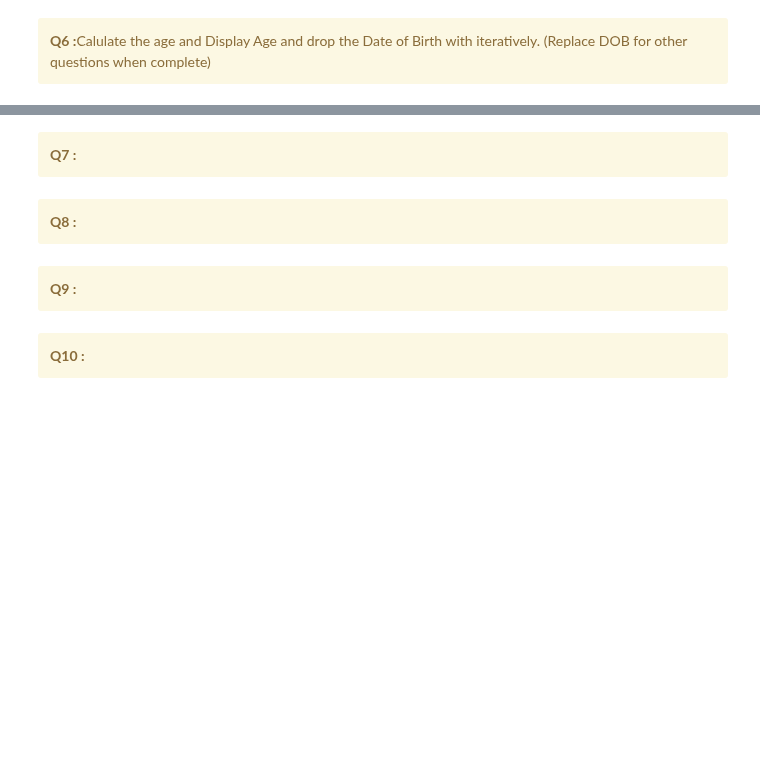
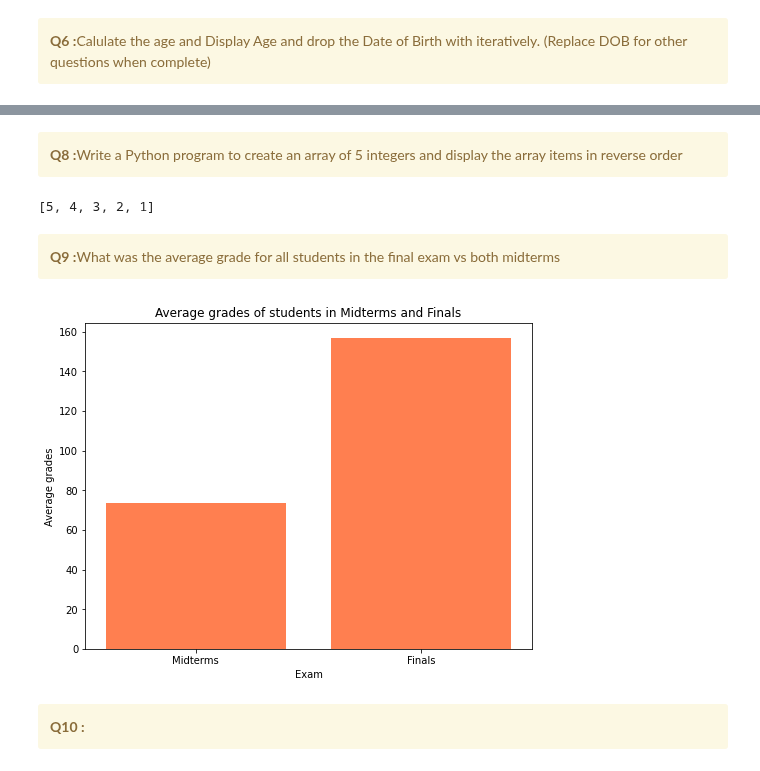
Before and after one commit to Neenu1990/Python_Hackathon_Team_8, a Jupyter notebook: Team8_PythonPioneers_Main80Questions.ipynb, the cells around one changed output, grey strips where cells are left out. Drawn from its saved outputs; the diff is of its cells as text; code cells hidden in the pictures; blank space fills up the shorter version.

```diff
--- a/Team8_PythonPioneers_Main80Questions.ipynb
+++ b/Team8_PythonPioneers_Main80Questions.ipynb
@@ -217,15 +259,36 @@ df2
+# %% [markdown]
+<div class="alert alert-block alert-warning">
+<b>Q8 :</b>Write a Python program to create an array of 5 integers and display the array items in reverse order
+</div>
+# %%
+int_array=[1,2,3,4,5]
+print(int_array[::-1])
+# %% [output]
+[5, 4, 3, 2, 1]
 # %% [markdown]
 <div class="alert alert-block alert-warning">
-<b>Q7 :</b>
+<b>Q9 :</b>What was the average grade for all students in the final exam vs both midterms
 </div>
-# %% [markdown]
-<div class="alert alert-block alert-warning">
-<b>Q8 :</b>
-</div>
-# %% [markdown]
-<div class="alert alert-block alert-warning">
-<b>Q9 :</b>
-</div>
+# %%
+df_grade_copy=df_Grades.copy()
+df_grade_copy['M1+M2']=df_grade_copy['Midterm 1']+df_grade_copy['Midterm 2']
+
+
+
+Average_midterms=df_grade_copy['M1+M2'].mean()/2
+Average_finals=df_grade_copy['final'].mean()
+
+
+data=[['Midterms',Average_midterms],['Finals',Average_finals]]
+average_grades=pd.DataFrame(data,columns=['Exam','Averages'])
+plt.figure(figsize=(8, 6))
+plt.bar(average_grades['Exam'],average_grades['Averages'] ,color='coral')
+plt.xlabel('Exam')
+plt.ylabel('Average grades')
+plt.title('Average grades of students in Midterms and Finals')
+plt.show()
+# %% [output]
+[figure, added]
 # %% [markdown]
 <div class="alert alert-block alert-warning">
 <b>Q10 :</b>
```
Also changed, not shown: parts of 4 cells of this notebook.
